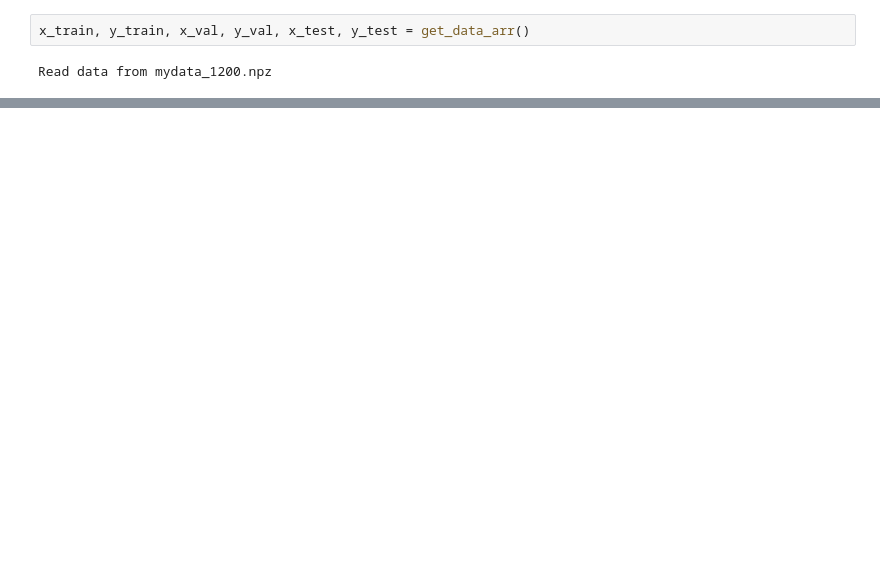
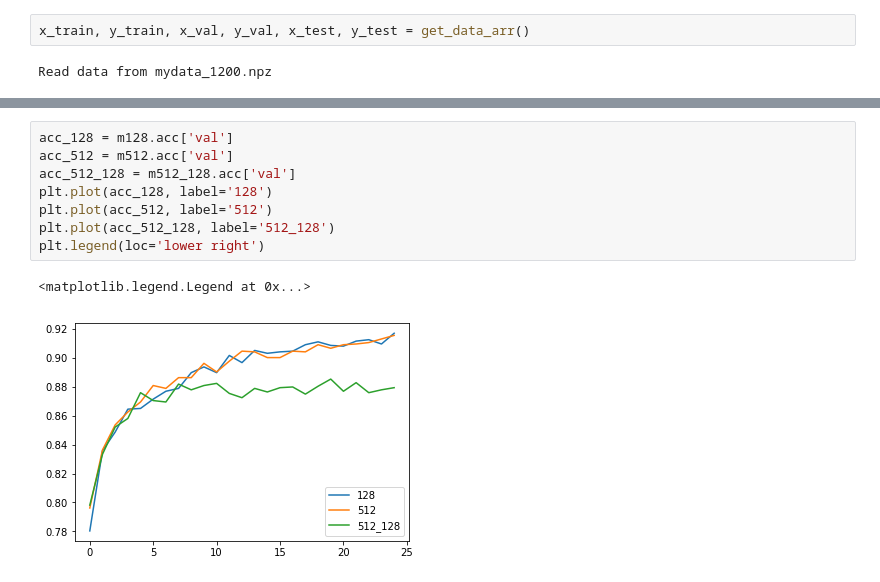
Before and after one commit to vuhonganh/transfer_learning, a Jupyter notebook: test_models.ipynb, the cells around one changed output, grey strips where cells are left out. Saved outputs shown, nothing was run; the diff lists cells and outputs as text; blank space fills up the shorter version.

```diff
--- a/test_models.ipynb
+++ b/test_models.ipynb
@@ -39,0 +100,11 @@ top 4 accuracy = 0.666667
+# %%
+acc_128 = m128.acc['val']
+acc_512 = m512.acc['val']
+acc_512_128 = m512_128.acc['val']
+plt.plot(acc_128, label='128')
+plt.plot(acc_512, label='512')
+plt.plot(acc_512_128, label='512_128')
+plt.legend(loc='lower right')
+# %% [output]
+<matplotlib.legend.Legend at 0x...>
+[figure, added]
```
Also changed, not shown: parts of 15 cells of this notebook, 1 other file.
